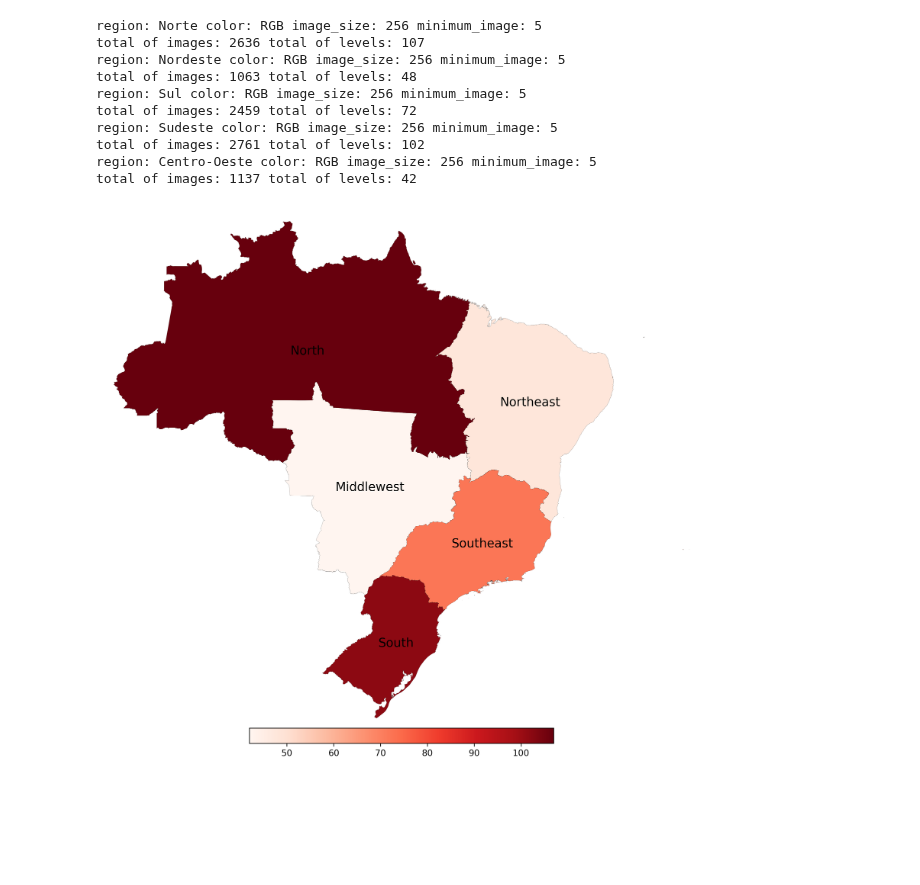
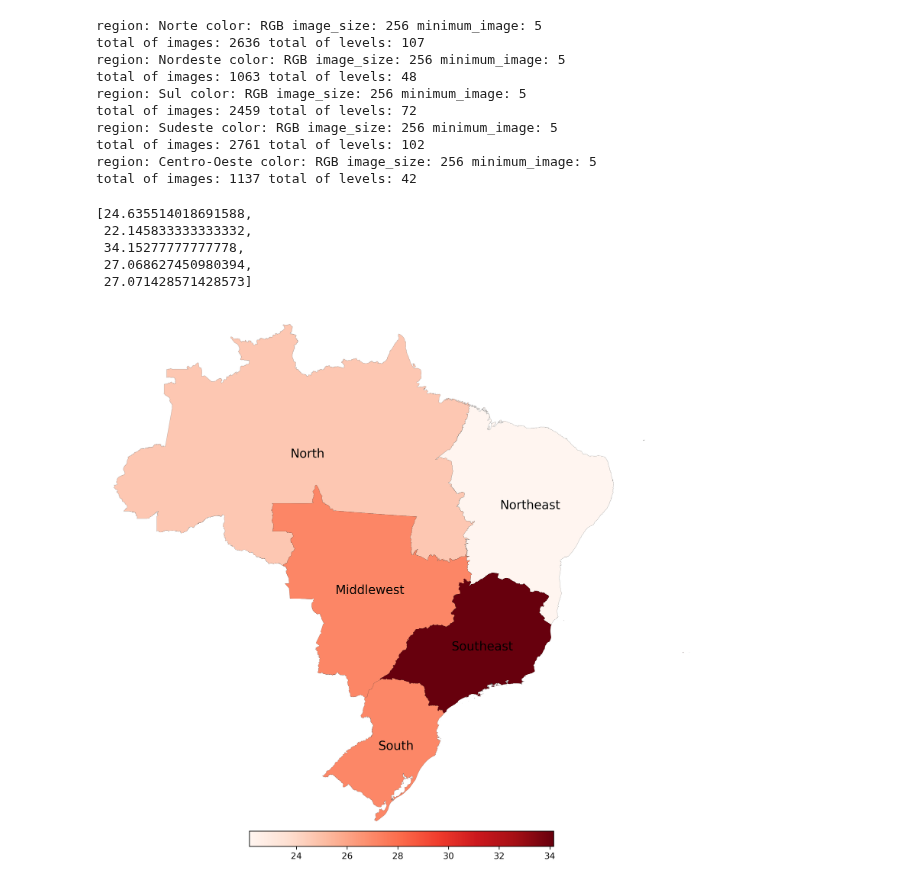
Before and after one commit to xaaaandao/piperaceae-sql, a Jupyter notebook: plots/count_images_by_state.ipynb, the cells around one changed output. Drawn from its saved outputs; the diff is of its cells as text; code cells hidden in the pictures; blank space fills up the shorter version.

```diff
--- a/plots/count_images_by_state.ipynb
+++ b/plots/count_images_by_state.ipynb
@@ -95,7 +95,7 @@ for region in list_regions:
     total = np.sum([c for c in list_count_samples])
     print('total of images: %d total of levels: %d' % (total, len(list_level)))
     list_level_regions_total.append(len(list_level))
-    list_count_regions_total.append(total)
+    list_count_regions_total.append(total/len(list_level))
 # %% [output]
 region: Norte color: RGB image_size: 256 minimum_image: 5
 total of images: 2636 total of levels: 107
@@ -107,6 +107,14 @@ region: Sudeste color: RGB image_size: 256 minimum_image: 5
 total of images: 2761 total of levels: 102
 region: Centro-Oeste color: RGB image_size: 256 minimum_image: 5
 total of images: 1137 total of levels: 42
+# %%
+list_count_regions_total
+# %% [output]
+[24.635514018691588,
+ 22.145833333333332,
+ 34.15277777777778,
+ 27.068627450980394,
+ 27.071428571428573]
 # %%
 regions['level'] = list_level_regions_total
 regions['total'] = list_count_regions_total
@@ -116,20 +124,20 @@ for r in zip(list_regions, list_regions_en):
     regions['name_region'].replace(r[0], r[1], inplace=True)
 # %%
 fig, ax = plt.subplots(sharex=True, figsize=(10,10), dpi=300, sharey=False)
-regions.plot(column='level', cmap='Reds', ax=ax,
+regions.plot(column='total', cmap='Reds', ax=ax,
              linewidth=0.1, edgecolor='0.1', legend=True,
              legend_kwds={'shrink':0.5, 'orientation': 'horizontal', 'pad': 0.0})
 regions.apply(lambda x: ax.annotate(text=x['name_region'],
                                        xy=np.subtract(x.geometry.centroid.coords[0], (-0.4, 0.6)),
                                        ha='center', fontsize=14
                                        ), axis=1)
 
 ax.margins(0.02)
 ax.set_aspect('equal')
 ax.axis('off')
 plt.tight_layout()
 # %% [output]
-[figure, old version]
+[figure, new version]
 # %%
 session.close()
 engine.dispose()
```
Also changed, not shown: parts of 1 cell of this notebook.
